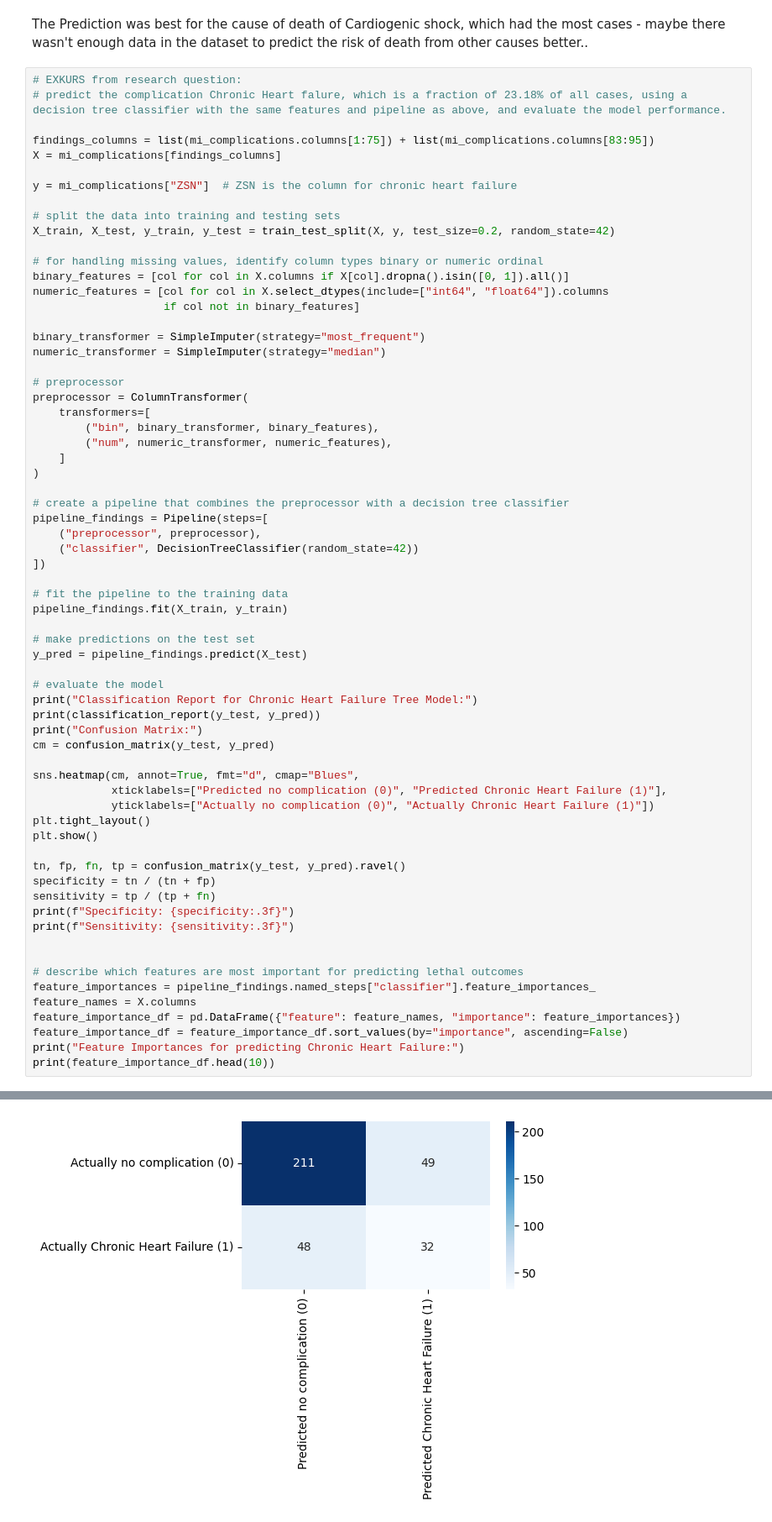
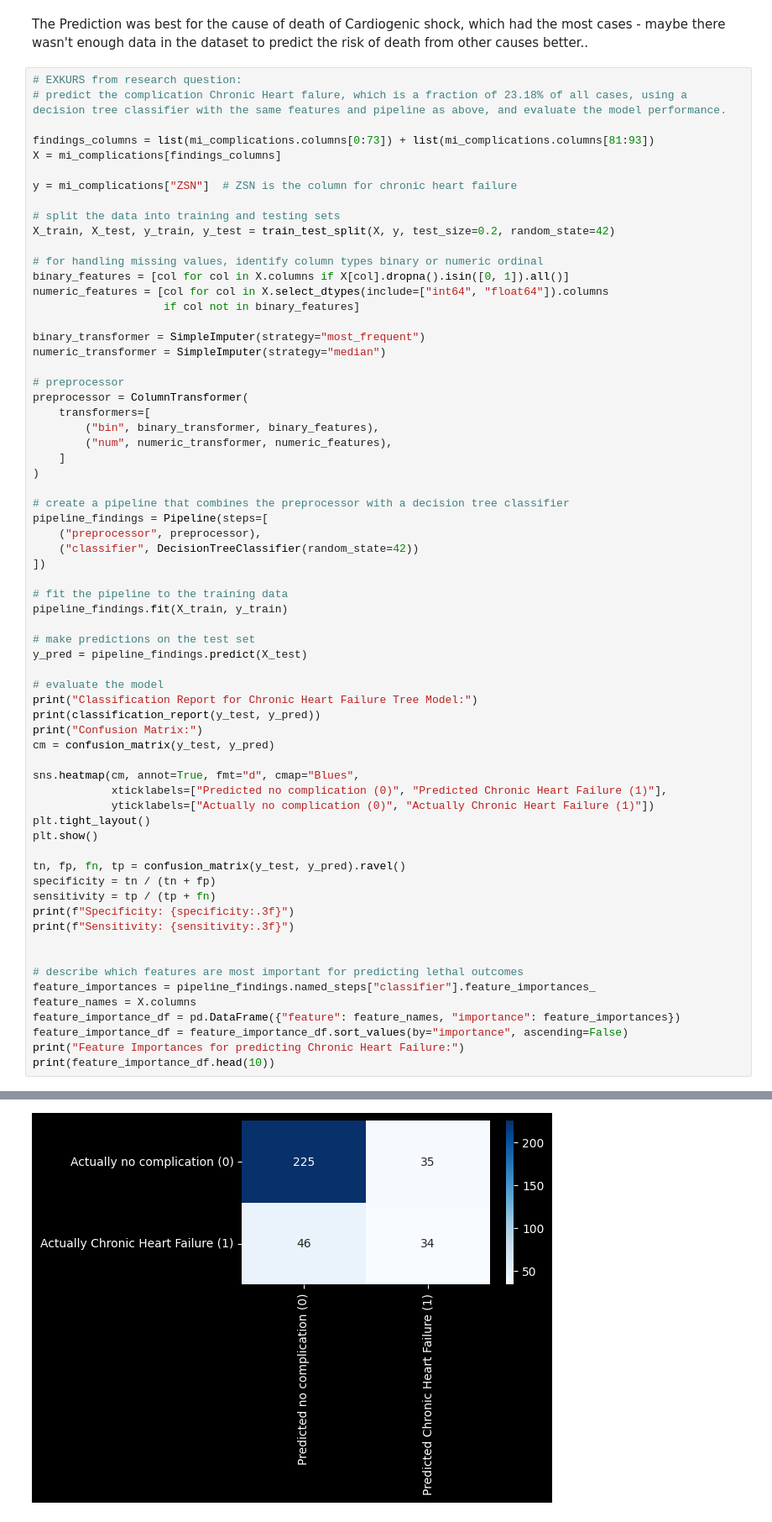
Before and after one commit to Clary1604/AMLHC_final_exam, a Jupyter notebook: MI_Complications.ipynb, the cells around one changed output, grey strips where cells are left out. Shown at 84% size. Cells and saved outputs as stored; diff of their text form.

```diff
--- a/MI_Complications.ipynb
+++ b/MI_Complications.ipynb
@@ -420,7 +437,7 @@ The Prediction was best for the cause of death of Cardiogenic shock, which had t
 # EXKURS from research question:
 # predict the complication Chronic Heart falure, which is a fraction of 23.18% of all cases, using a decision tree classifier with the same features and pipeline as above, and evaluate the model performance.
 
-findings_columns = list(mi_complications.columns[1:75]) + list(mi_complications.columns[83:95])
+findings_columns = list(mi_complications.columns[0:73]) + list(mi_complications.columns[81:93])
 X = mi_complications[findings_columns]
 
 y = mi_complications["ZSN"]  # ZSN is the column for chronic heart failure
@@ -495,3 +512,3 @@ weighted avg       0.72      0.71      0.72       340
 
 Confusion Matrix:
-[figure, old version]
+[figure, new version]
```
Also changed, not shown: parts of 12 cells of this notebook.
